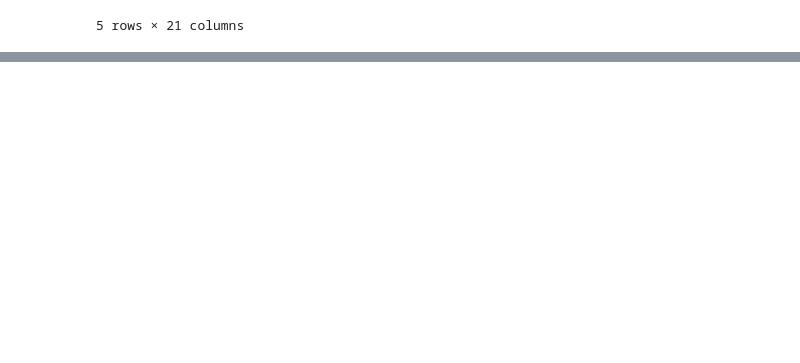
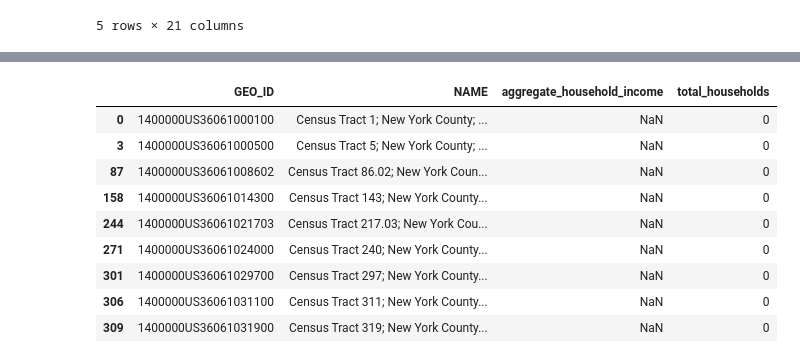
Before and after one commit to aashnijoshi/manhattan-housing-affordability, a Jupyter notebook: notebooks/01_analysis.ipynb, the cells around one changed output, grey strips where cells are left out. Saved outputs shown, nothing was run; the diff lists cells and outputs as text; code cells hidden in the pictures; blank space fills up the shorter version.

```diff
--- a/notebooks/01_analysis.ipynb
+++ b/notebooks/01_analysis.ipynb
@@ -104,0 +142,35 @@ income.head()
+# %%
+# We only need these columns
+income = income[
+    ["GEO_ID", "NAME", "B19025_001E"]
+].copy()
+households = households[
+    ["GEO_ID", "NAME", "B11001_001E"]
+].copy()
+# %%
+income = income.rename(columns={
+    "B19025_001E": "aggregate_household_income"
+})
+
+households = households.rename(columns={
+    "B11001_001E": "total_households"
+})
+# %%
+income["aggregate_household_income"] = pd.to_numeric(
+    income["aggregate_household_income"],
+    errors="coerce"
+)
+
+households["total_households"] = pd.to_numeric(
+    households["total_households"],
+    errors="coerce"
+)
+# %%
+# Both tables have the same GEO_ID so we combine them
+acs = income.merge(
+    households[["GEO_ID", "total_households"]],
+    on="GEO_ID",
+    how="inner"
+)
+
+acs.head()
@@ -104,0 +200,16 @@ income.head()
+# %%
+acs.loc[
+    acs["aggregate_household_income"].isna(),
+    ["GEO_ID", "NAME", "aggregate_household_income", "total_households"]
+]
+# %% [output]
+|  | GEO_ID | NAME | aggregate_household_income | total_households |
+| 0 | 1400000US36061000100 | Census Tract 1; New York County; ... | NaN | 0 |
+| 3 | 1400000US36061000500 | Census Tract 5; New York County; ... | NaN | 0 |
+| 87 | 1400000US36061008602 | Census Tract 86.02; New York Coun... | NaN | 0 |
+| 158 | 1400000US36061014300 | Census Tract 143; New York County... | NaN | 0 |
+| 244 | 1400000US36061021703 | Census Tract 217.03; New York Cou... | NaN | 0 |
+| 271 | 1400000US36061024000 | Census Tract 240; New York County... | NaN | 0 |
+| 301 | 1400000US36061029700 | Census Tract 297; New York County... | NaN | 0 |
+| 306 | 1400000US36061031100 | Census Tract 311; New York County... | NaN | 0 |
+| 309 | 1400000US36061031900 | Census Tract 319; New York County... | NaN | 0 |
```
Also changed, not shown: parts of 9 cells of this notebook, 1 other file.
